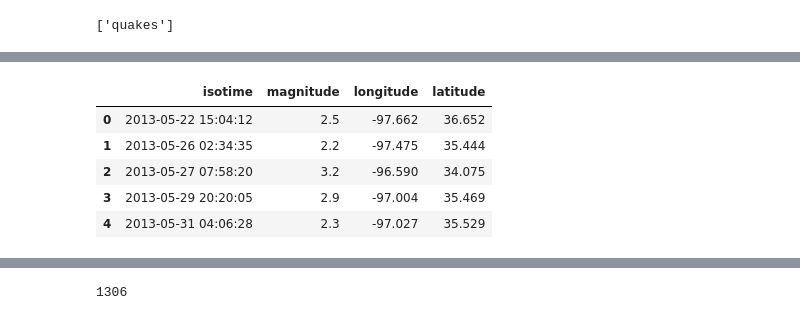
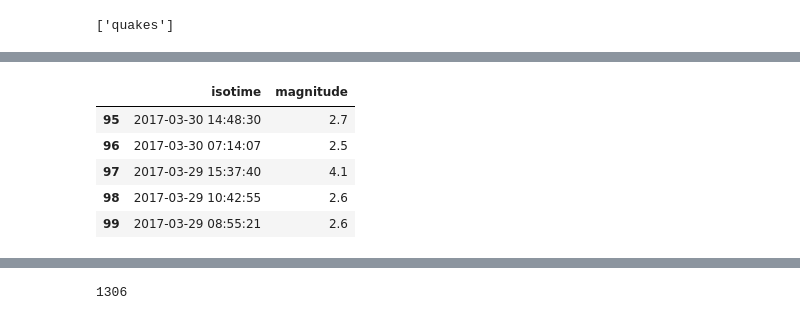
Before and after one commit to adamszabunio/ShakeShakeShake, a Jupyter notebook: SQL_Alchemy.ipynb, the cells around one changed output, grey strips where cells are left out. Cells and saved outputs as stored; diff of their text form; code cells hidden in the pictures.

```diff
--- a/SQL_Alchemy.ipynb
+++ b/SQL_Alchemy.ipynb
@@ -42,10 +158,10 @@ pd.read_sql("SELECT COUNT(*) FROM quakes", engine)
 # %%
-tbl = pd.read_sql("SELECT isotime, magnitude, longitude, latitude FROM quakes WHERE (longitude >= -103.029785 and longitude <= -94.416504) and (latitude >= 33.642063 and  latitude <= 37.02887) ORDER BY isotime ASC", engine)
-tbl.head()
+tbl = pd.read_sql("SELECT isotime, magnitude FROM quakes WHERE (longitude >= -103.029785 and longitude <= -94.416504) and (latitude >= 33.642063 and  latitude <= 37.02887) ORDER BY isotime DESC LIMIT 100", engine)
+tbl.tail()
 # %% [output]
-|  | isotime | magnitude | longitude | latitude |
-| 0 | 2013-05-22 15:04:12 | 2.5 | -97.662 | 36.652 |
-| 1 | 2013-05-26 02:34:35 | 2.2 | -97.475 | 35.444 |
-| 2 | 2013-05-27 07:58:20 | 3.2 | -96.590 | 34.075 |
-| 3 | 2013-05-29 20:20:05 | 2.9 | -97.004 | 35.469 |
-| 4 | 2013-05-31 04:06:28 | 2.3 | -97.027 | 35.529 |
+|  | isotime | magnitude |
+| 95 | 2017-03-30 14:48:30 | 2.7 |
+| 96 | 2017-03-30 07:14:07 | 2.5 |
+| 97 | 2017-03-29 15:37:40 | 4.1 |
+| 98 | 2017-03-29 10:42:55 | 2.6 |
+| 99 | 2017-03-29 08:55:21 | 2.6 |
```
Also changed, not shown: parts of 30 cells of this notebook, 9 other files.
